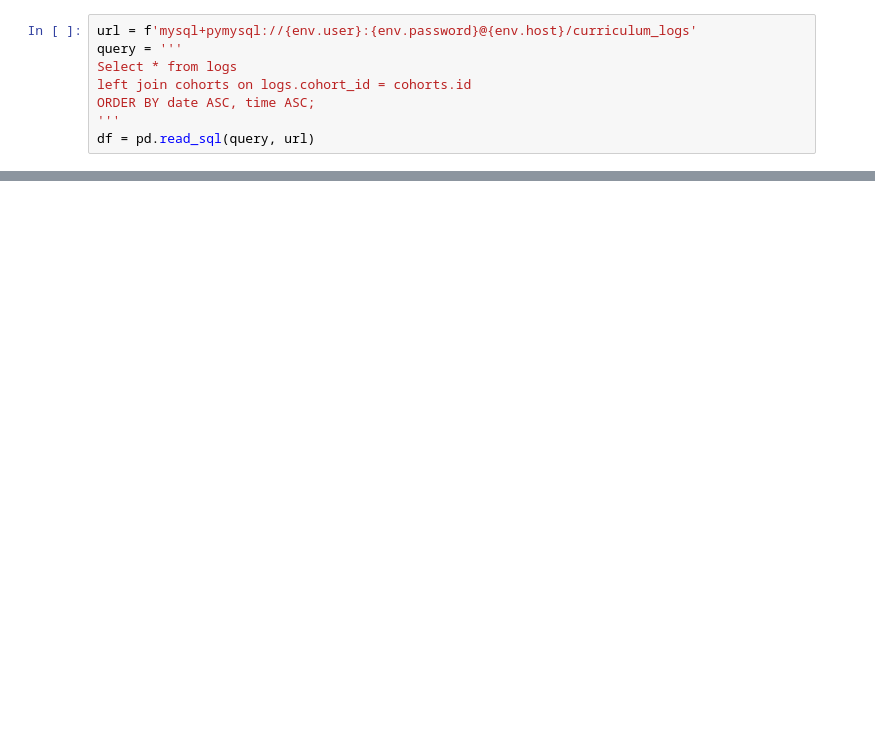
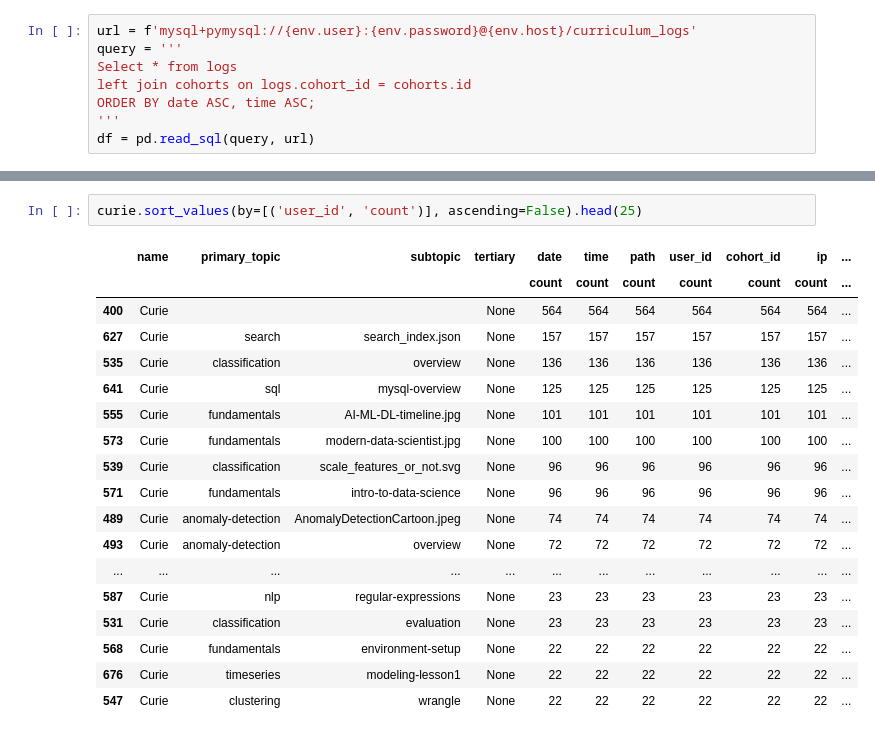
Before and after one commit to tim-keriazes/anomaly-detection-project, a Jupyter notebook: jarrid_workbook.ipynb, the cells around one changed output, grey strips where cells are left out. Saved outputs shown, nothing was run; the diff lists cells and outputs as text; blank space fills up the shorter version.

```diff
--- a/jarrid_workbook.ipynb
+++ b/jarrid_workbook.ipynb
@@ -24,0 +424,21 @@ NameError: name 'df' is not defined
+# %%
+curie.sort_values(by=[('user_id', 'count')], ascending=False).head(25)
+# %% [output]
+|  | name | primary_topic | subtopic | tertiary | date | time | path | user_id | cohort_id | ip | ... |
+|  |  |  |  |  | count | count | count | count | count | count | ... |
+| 400 | Curie |  |  | None | 564 | 564 | 564 | 564 | 564 | 564 | ... |
+| 627 | Curie | search | search_index.json | None | 157 | 157 | 157 | 157 | 157 | 157 | ... |
+| 535 | Curie | classification | overview | None | 136 | 136 | 136 | 136 | 136 | 136 | ... |
+| 641 | Curie | sql | mysql-overview | None | 125 | 125 | 125 | 125 | 125 | 125 | ... |
+| 555 | Curie | fundamentals | AI-ML-DL-timeline.jpg | None | 101 | 101 | 101 | 101 | 101 | 101 | ... |
+| 573 | Curie | fundamentals | modern-data-scientist.jpg | None | 100 | 100 | 100 | 100 | 100 | 100 | ... |
+| 539 | Curie | classification | scale_features_or_not.svg | None | 96 | 96 | 96 | 96 | 96 | 96 | ... |
+| 571 | Curie | fundamentals | intro-to-data-science | None | 96 | 96 | 96 | 96 | 96 | 96 | ... |
+| 489 | Curie | anomaly-detection | AnomalyDetectionCartoon.jpeg | None | 74 | 74 | 74 | 74 | 74 | 74 | ... |
+| 493 | Curie | anomaly-detection | overview | None | 72 | 72 | 72 | 72 | 72 | 72 | ... |
+| ... | ... | ... | ... | ... | ... | ... | ... | ... | ... | ... | ... |
+| 587 | Curie | nlp | regular-expressions | None | 23 | 23 | 23 | 23 | 23 | 23 | ... |
+| 531 | Curie | classification | evaluation | None | 23 | 23 | 23 | 23 | 23 | 23 | ... |
+| 568 | Curie | fundamentals | environment-setup | None | 22 | 22 | 22 | 22 | 22 | 22 | ... |
+| 676 | Curie | timeseries | modeling-lesson1 | None | 22 | 22 | 22 | 22 | 22 | 22 | ... |
+| 547 | Curie | clustering | wrangle | None | 22 | 22 | 22 | 22 | 22 | 22 | ... |
```
Also changed, not shown: parts of 79 cells of this notebook.
